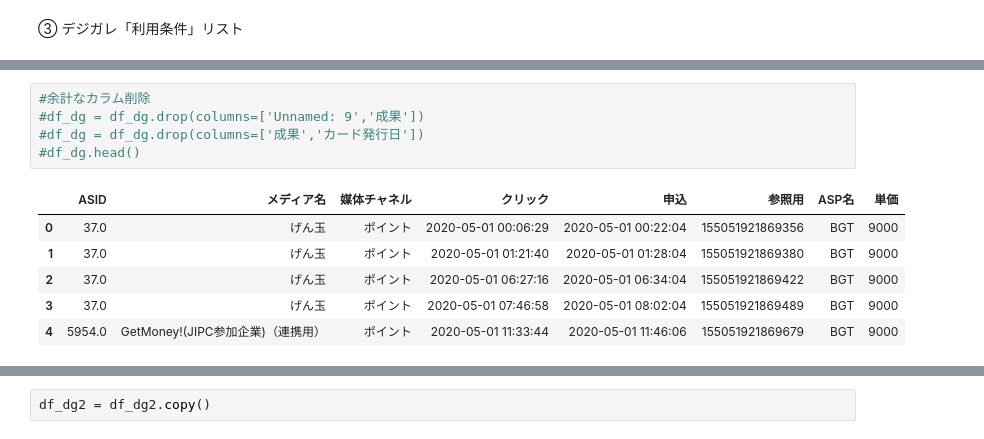
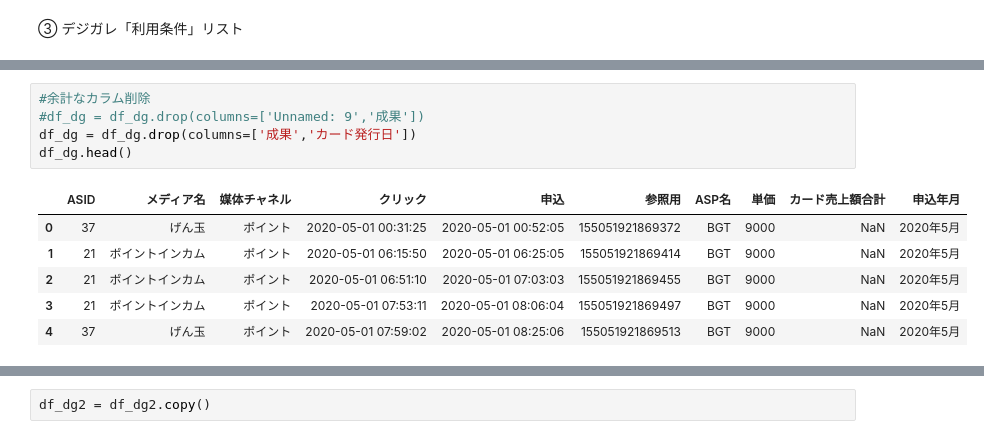
Before and after one commit to yakada/pandas_tutorial, a Jupyter notebook: data/アフィリエイト広告成果確定.ipynb, the cells around one changed output, grey strips where cells are left out. Cells and saved outputs as stored; diff of their text form.

```diff
--- a/data/アフィリエイト広告成果確定.ipynb
+++ b/data/アフィリエイト広告成果確定.ipynb
@@ -638,15 +670,15 @@ df_dg.head()
 # %%
 #余計なカラム削除
 #df_dg = df_dg.drop(columns=['Unnamed: 9','成果'])
-#df_dg = df_dg.drop(columns=['成果','カード発行日'])
-#df_dg.head()
+df_dg = df_dg.drop(columns=['成果','カード発行日'])
+df_dg.head()
 # %% [output]
-|  | ASID | メディア名 | 媒体チャネル | クリック | 申込 | 参照用 | ASP名 | 単価 |
-| 0 | 37.0 | げん玉 | ポイント | 2020-05-01 00:06:29 | 2020-05-01 00:22:04 | 155051921869356 | BGT | 9000 |
-| 1 | 37.0 | げん玉 | ポイント | 2020-05-01 01:21:40 | 2020-05-01 01:28:04 | 155051921869380 | BGT | 9000 |
-| 2 | 37.0 | げん玉 | ポイント | 2020-05-01 06:27:16 | 2020-05-01 06:34:04 | 155051921869422 | BGT | 9000 |
-| 3 | 37.0 | げん玉 | ポイント | 2020-05-01 07:46:58 | 2020-05-01 08:02:04 | 155051921869489 | BGT | 9000 |
-| 4 | 5954.0 | GetMoney!(JIPC参加企業)（連携用） | ポイント | 2020-05-01 11:33:44 | 2020-05-01 11:46:06 | 155051921869679 | BGT | 9000 |
+|  | ASID | メディア名 | 媒体チャネル | クリック | 申込 | 参照用 | ASP名 | 単価 | カード売上額合計 | 申込年月 |
+| 0 | 37 | げん玉 | ポイント | 2020-05-01 00:31:25 | 2020-05-01 00:52:05 | 155051921869372 | BGT | 9000 | NaN | 2020年5月 |
+| 1 | 21 | ポイントインカム | ポイント | 2020-05-01 06:15:50 | 2020-05-01 06:25:05 | 155051921869414 | BGT | 9000 | NaN | 2020年5月 |
+| 2 | 21 | ポイントインカム | ポイント | 2020-05-01 06:51:10 | 2020-05-01 07:03:03 | 155051921869455 | BGT | 9000 | NaN | 2020年5月 |
+| 3 | 21 | ポイントインカム | ポイント | 2020-05-01 07:53:11 | 2020-05-01 08:06:04 | 155051921869497 | BGT | 9000 | NaN | 2020年5月 |
+| 4 | 37 | げん玉 | ポイント | 2020-05-01 07:59:02 | 2020-05-01 08:25:06 | 155051921869513 | BGT | 9000 | NaN | 2020年5月 |
 # %%
 #ASIDの整数化
 for i in range(len(df_dg)):
```
Also changed, not shown: parts of 51 cells of this notebook, 12 other files.
